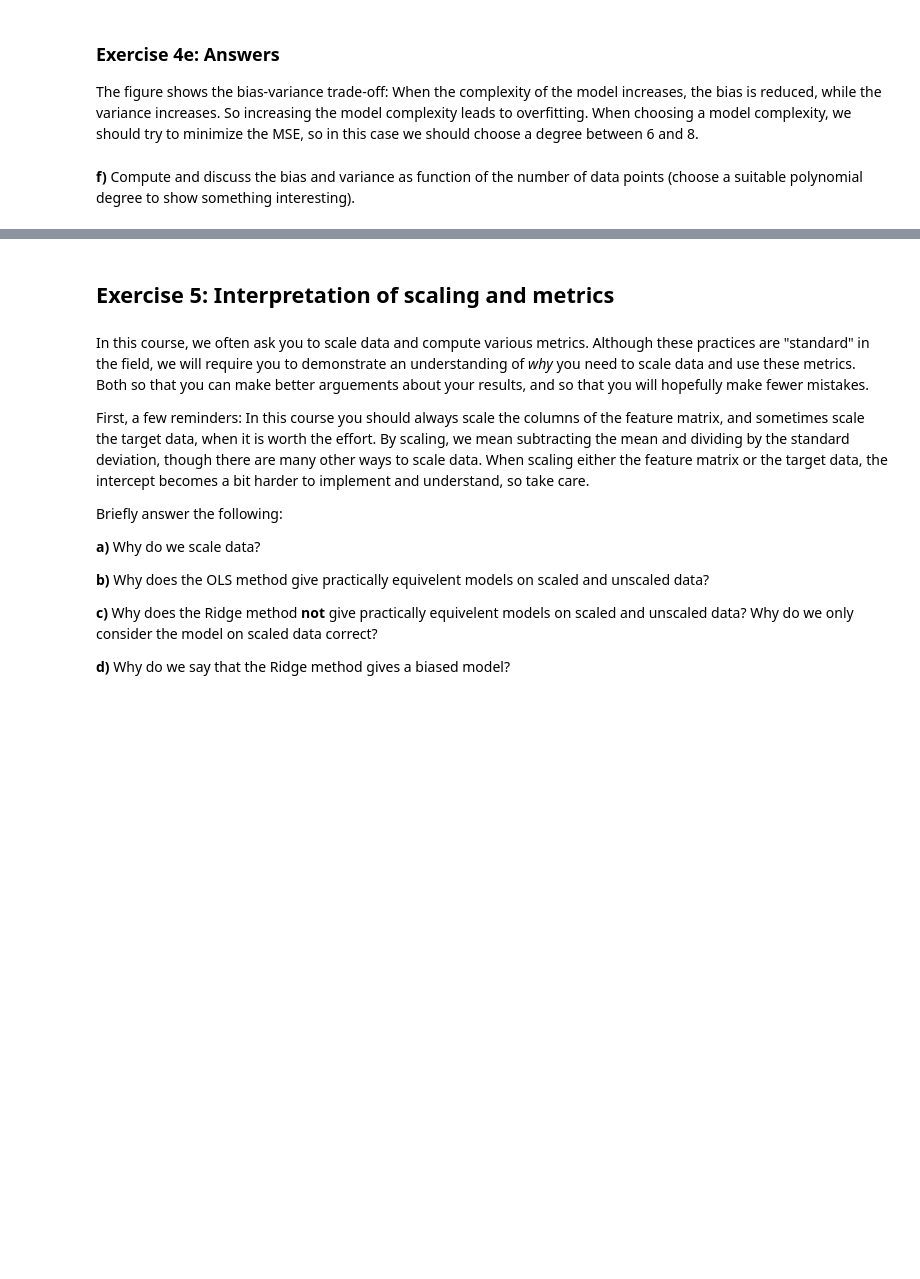
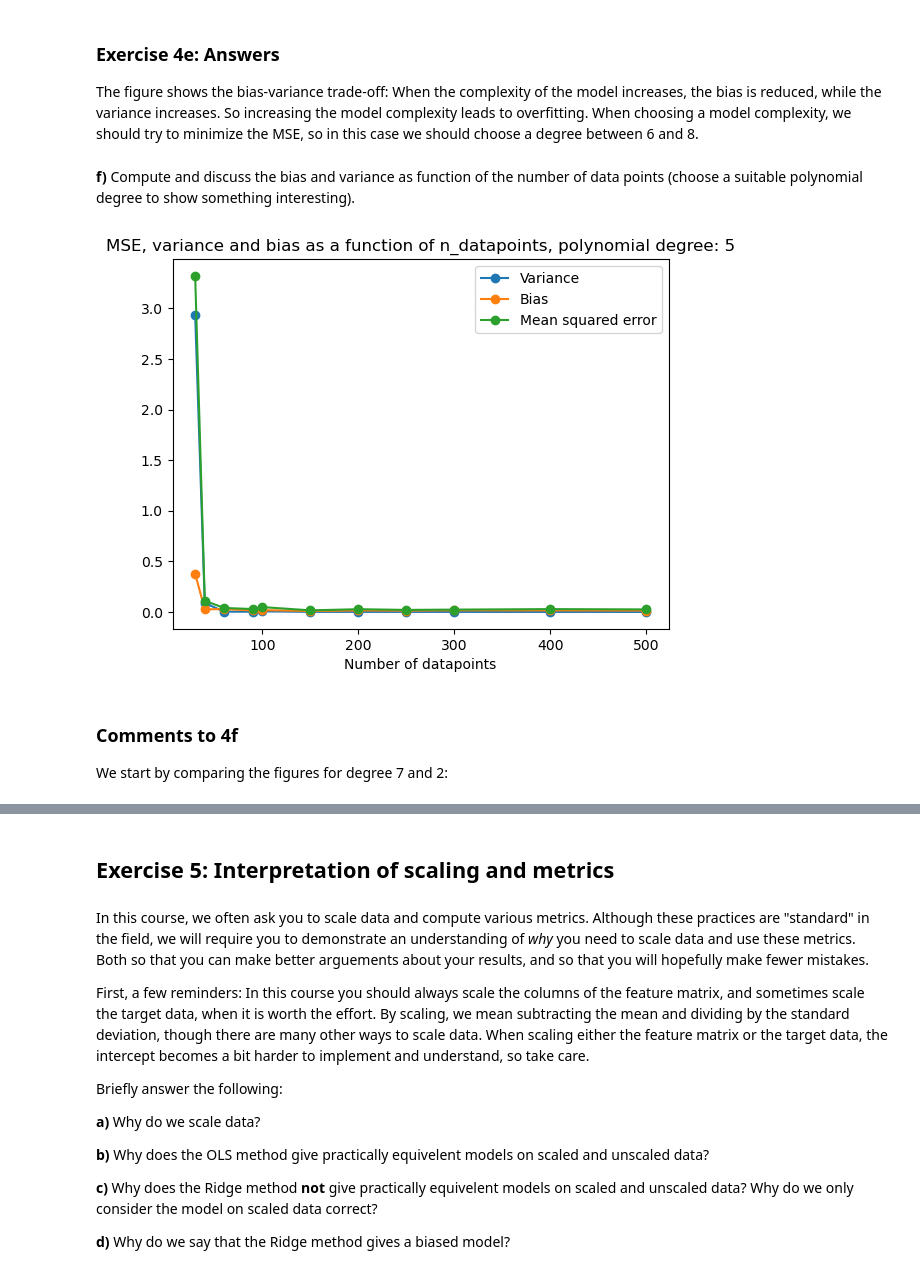
Before and after one commit to aadnerol/FYS-STK3155, a Jupyter notebook: Weekly Exercises/Week 38/exercisesweek38.ipynb, the cells around one changed output, grey strips where cells are left out. Cells and saved outputs as stored; diff of their text form; code cells hidden in the pictures; blank space fills up the shorter version.

```diff
--- a/Weekly Exercises/Week 38/exercisesweek38.ipynb
+++ b/Weekly Exercises/Week 38/exercisesweek38.ipynb
@@ -391,3 +391,83 @@ plt.show()
 The figure shows the bias-variance trade-off: When the complexity of the model increases, the bias is reduced, while the variance increases. So increasing the model complexity leads to overfitting. When choosing a model complexity, we should try to minimize the MSE, so in this case we should choose a degree between 6 and 8.
 # %% [markdown]
 **f)** Compute and discuss the bias and variance as function of the number of data points (choose a suitable polynomial degree to show something interesting).
+# %%
+# Define list of n_datapoints:
+n_datapoints = np.array([30, 40, 60, 90, 100, 150, 200, 250, 300, 400, 500])
+# Define number of bootstraps:
+bootstraps = 1000
+# Define polynomial degree:
+poly_deg = 5
+# Define the function without the noise
+def f(x):
+    return np.exp(-(x**2)) + 1.5 * np.exp(-((x - 2) ** 2))
+# Define empty lists of mse, bias and variance:
+biases = []
+variances = []
+mses = []
+
+# Looping over n_datapoints:
+for n in n_datapoints:
+    # Define x-array
+    x = np.linspace(-3, 3, n)
+    # Define target with noise
+    y = f(x) + np.random.normal(0, 0.1, size=n)
+    # Reshape x
+    x = x.reshape(-1, 1)
+    # Train/test split:
+    x_train, x_test, y_train, y_test = train_test_split(
+    x, y, test_size=0.2, random_state=123)
+    n_test_points = len(y_test)
+    n_train_points = len(y_train)
+
+    # noiseless target on the fixed test inputs (for bias only)
+    f_test = f(x_test.ravel())
+
+    # Make polynomial features
+    poly_features = PolynomialFeatures(degree=poly_deg)
+
+    # Build design matrix (fixed train/test-split)
+    X_train = poly_features.fit_transform(x_train)
+    X_test  = poly_features.transform(x_test)
+
+    # Make array for predictions
+    predictions = np.zeros((bootstraps, n_test_points))
+    # Define targets (noisy) for MSE
+    target = y_test
+
+    for b in range(bootstraps):
+        # Make bootstrap sample
+        X_train_re, y_train_re = resample(
+            X_train, y_train, n_samples=n_train_points, random_state=b
+        )
+        # Fit model on the sample data:
+        poly_model = LinearRegression(fit_intercept=False).fit(X_train_re, y_train_re)
+        # Make predictions on test data:
+        poly_predict = poly_model.predict(X_test)
+        # Add predictions to array
+        predictions[b, :] = poly_predict
+
+    # Calculate bias against the noiseless function on the fixed test inputs
+    pred_mean = np.mean(predictions, axis=0)
+    biases.append(np.mean((pred_mean - f_test)**2))
+
+    # Calculate variance (per test point over bootstraps, then average)
+    var_per_point = np.mean((predictions - pred_mean)**2, axis=0)
+    variances.append(np.mean(var_per_point))
+
+    # Calculate MSE against the noisy targets
+    mses.append(np.mean((predictions - target)**2))
+
+# Plotting results
+plt.plot(n_datapoints, variances, marker="o", label="Variance")
+plt.plot(n_datapoints, biases, marker="o", label="Bias")
+plt.plot(n_datapoints, mses, marker="o", label="Mean squared error")
+plt.xlabel("Number of datapoints")
+plt.title(f"MSE, variance and bias as a function of n_datapoints, polynomial degree: {poly_deg}")
+plt.legend()
+plt.show()
+# %% [output]
+[figure, added]
+# %% [markdown]
+### Comments to 4f
+We start by comparing the figures for degree 7 and 2:
```
Also changed, not shown: parts of 4 cells of this notebook, 1 other file.
